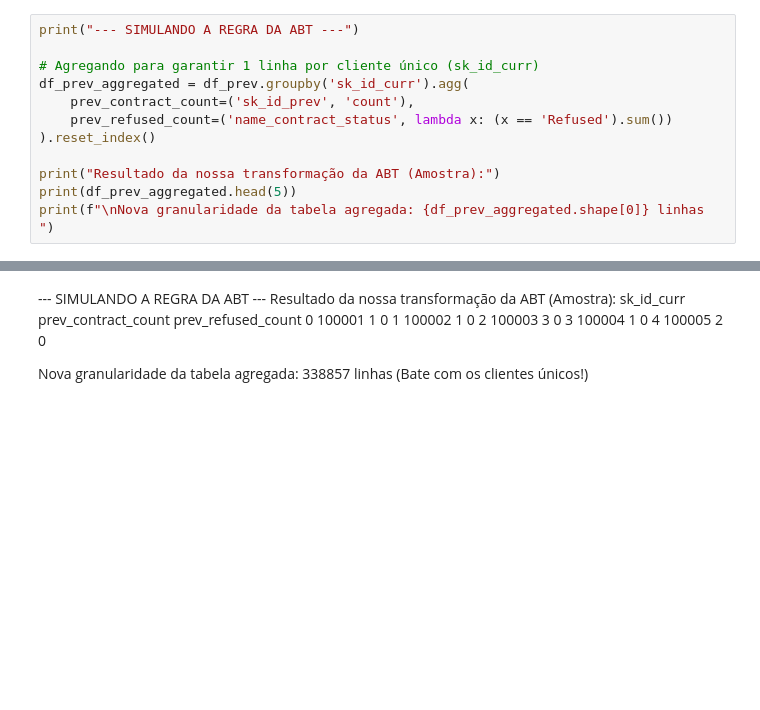
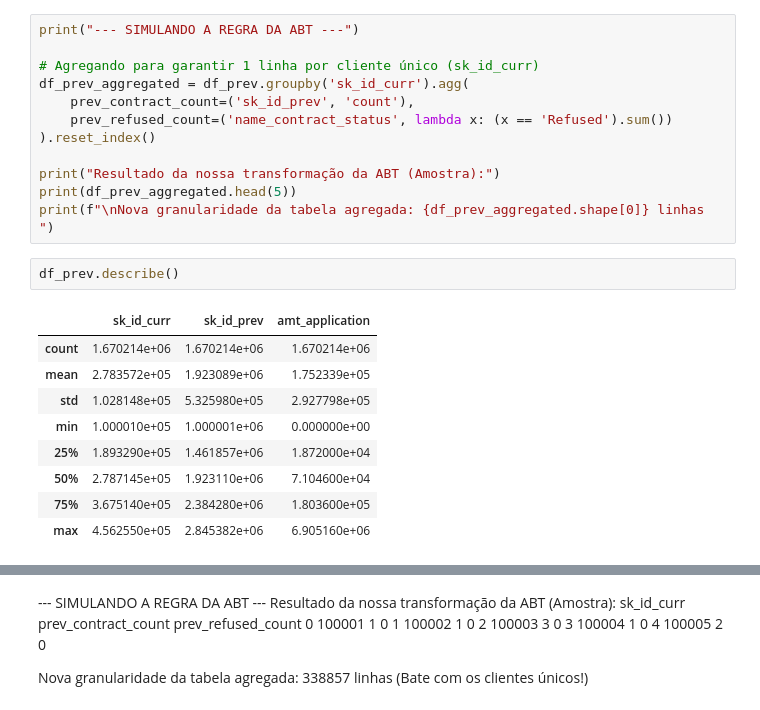
Before and after one commit to YuriKnebel/ProjetoFinalPosFIA-Individual, a Jupyter notebook: data-platform/DataPipeline/exp_analysis.ipynb, the cells around one changed output, grey strips where cells are left out. Drawn from its saved outputs; the diff is of its cells as text; blank space fills up the shorter version.

```diff
--- a/data-platform/DataPipeline/exp_analysis.ipynb
+++ b/data-platform/DataPipeline/exp_analysis.ipynb
@@ -527,3 +554,15 @@ df_prev_aggregated = df_prev.groupby('sk_id_curr').agg(
 print("Resultado da nossa transformação da ABT (Amostra):")
 print(df_prev_aggregated.head(5))
 print(f"\nNova granularidade da tabela agregada: {df_prev_aggregated.shape[0]} linhas ")
+# %%
+df_prev.describe()
+# %% [output]
+|  | sk_id_curr | sk_id_prev | amt_application |
+| count | 1.670214e+06 | 1.670214e+06 | 1.670214e+06 |
+| mean | 2.783572e+05 | 1.923089e+06 | 1.752339e+05 |
+| std | 1.028148e+05 | 5.325980e+05 | 2.927798e+05 |
+| min | 1.000010e+05 | 1.000001e+06 | 0.000000e+00 |
+| 25% | 1.893290e+05 | 1.461857e+06 | 1.872000e+04 |
+| 50% | 2.787145e+05 | 1.923110e+06 | 7.104600e+04 |
+| 75% | 3.675140e+05 | 2.384280e+06 | 1.803600e+05 |
+| max | 4.562550e+05 | 2.845382e+06 | 6.905160e+06 |
```
Also changed, not shown: parts of 11 cells of this notebook.
